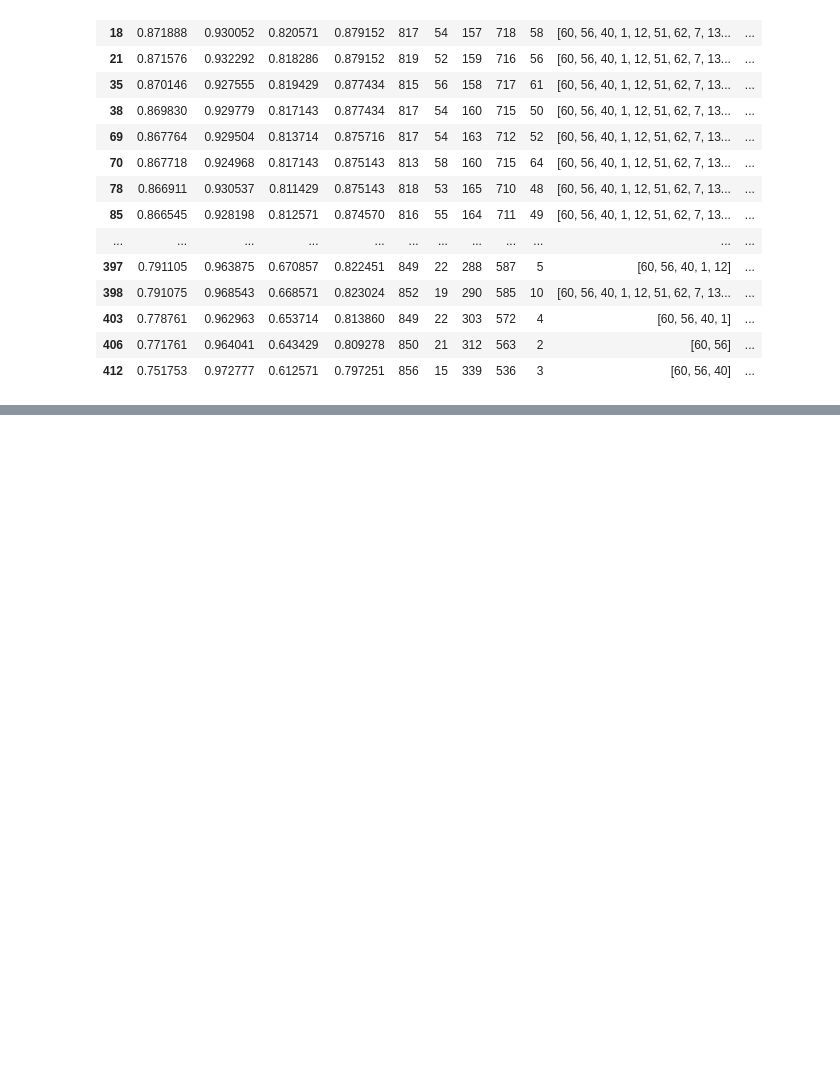
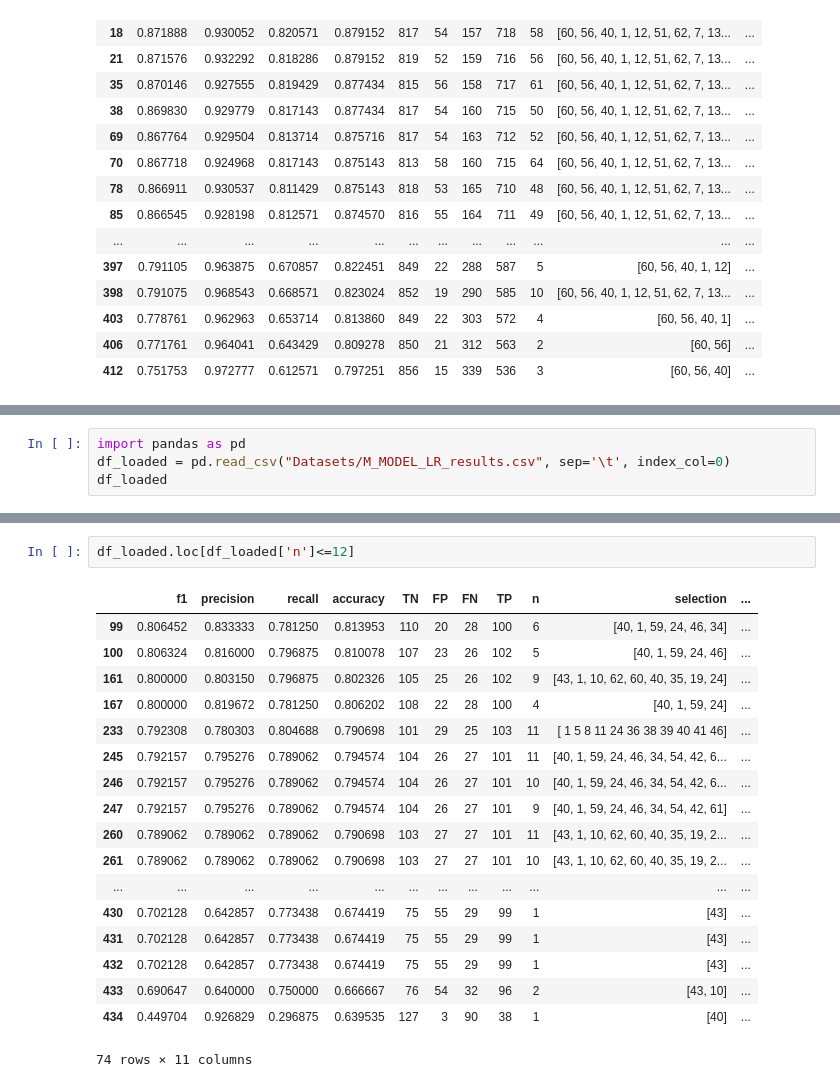
Before and after one commit to nischikata/AggressivenessClassification, a Jupyter notebook: test_stepwise_selection.ipynb, the cells around one changed output, grey strips where cells are left out. Drawn from its saved outputs; the diff is of its cells as text; blank space fills up the shorter version.

```diff
--- a/test_stepwise_selection.ipynb
+++ b/test_stepwise_selection.ipynb
@@ -117,0 +135,4 @@ w1_results.loc[w1_results['source'] == 'ranksum']
+# %%
+import pandas as pd
+df_loaded = pd.read_csv("Datasets/M_MODEL_LR_results.csv", sep='\t', index_col=0)
+df_loaded
@@ -117,0 +158,21 @@ w1_results.loc[w1_results['source'] == 'ranksum']
+# %%
+df_loaded.loc[df_loaded['n']<=12]
+# %% [output]
+|  | f1 | precision | recall | accuracy | TN | FP | FN | TP | n | selection | ... |
+| 99 | 0.806452 | 0.833333 | 0.781250 | 0.813953 | 110 | 20 | 28 | 100 | 6 | [40, 1, 59, 24, 46, 34] | ... |
+| 100 | 0.806324 | 0.816000 | 0.796875 | 0.810078 | 107 | 23 | 26 | 102 | 5 | [40, 1, 59, 24, 46] | ... |
+| 161 | 0.800000 | 0.803150 | 0.796875 | 0.802326 | 105 | 25 | 26 | 102 | 9 | [43, 1, 10, 62, 60, 40, 35, 19, 24] | ... |
+| 167 | 0.800000 | 0.819672 | 0.781250 | 0.806202 | 108 | 22 | 28 | 100 | 4 | [40, 1, 59, 24] | ... |
+| 233 | 0.792308 | 0.780303 | 0.804688 | 0.790698 | 101 | 29 | 25 | 103 | 11 | [ 1 5 8 11 24 36 38 39 40 41 46] | ... |
+| 245 | 0.792157 | 0.795276 | 0.789062 | 0.794574 | 104 | 26 | 27 | 101 | 11 | [40, 1, 59, 24, 46, 34, 54, 42, 6... | ... |
+| 246 | 0.792157 | 0.795276 | 0.789062 | 0.794574 | 104 | 26 | 27 | 101 | 10 | [40, 1, 59, 24, 46, 34, 54, 42, 6... | ... |
+| 247 | 0.792157 | 0.795276 | 0.789062 | 0.794574 | 104 | 26 | 27 | 101 | 9 | [40, 1, 59, 24, 46, 34, 54, 42, 61] | ... |
+| 260 | 0.789062 | 0.789062 | 0.789062 | 0.790698 | 103 | 27 | 27 | 101 | 11 | [43, 1, 10, 62, 60, 40, 35, 19, 2... | ... |
+| 261 | 0.789062 | 0.789062 | 0.789062 | 0.790698 | 103 | 27 | 27 | 101 | 10 | [43, 1, 10, 62, 60, 40, 35, 19, 2... | ... |
+| ... | ... | ... | ... | ... | ... | ... | ... | ... | ... | ... | ... |
+| 430 | 0.702128 | 0.642857 | 0.773438 | 0.674419 | 75 | 55 | 29 | 99 | 1 | [43] | ... |
+| 431 | 0.702128 | 0.642857 | 0.773438 | 0.674419 | 75 | 55 | 29 | 99 | 1 | [43] | ... |
+| 432 | 0.702128 | 0.642857 | 0.773438 | 0.674419 | 75 | 55 | 29 | 99 | 1 | [43] | ... |
+| 433 | 0.690647 | 0.640000 | 0.750000 | 0.666667 | 76 | 54 | 32 | 96 | 2 | [43, 10] | ... |
+| 434 | 0.449704 | 0.926829 | 0.296875 | 0.639535 | 127 | 3 | 90 | 38 | 1 | [40] | ... |
+74 rows × 11 columns
```
Also changed, not shown: parts of 3 cells of this notebook, 20 other files.
